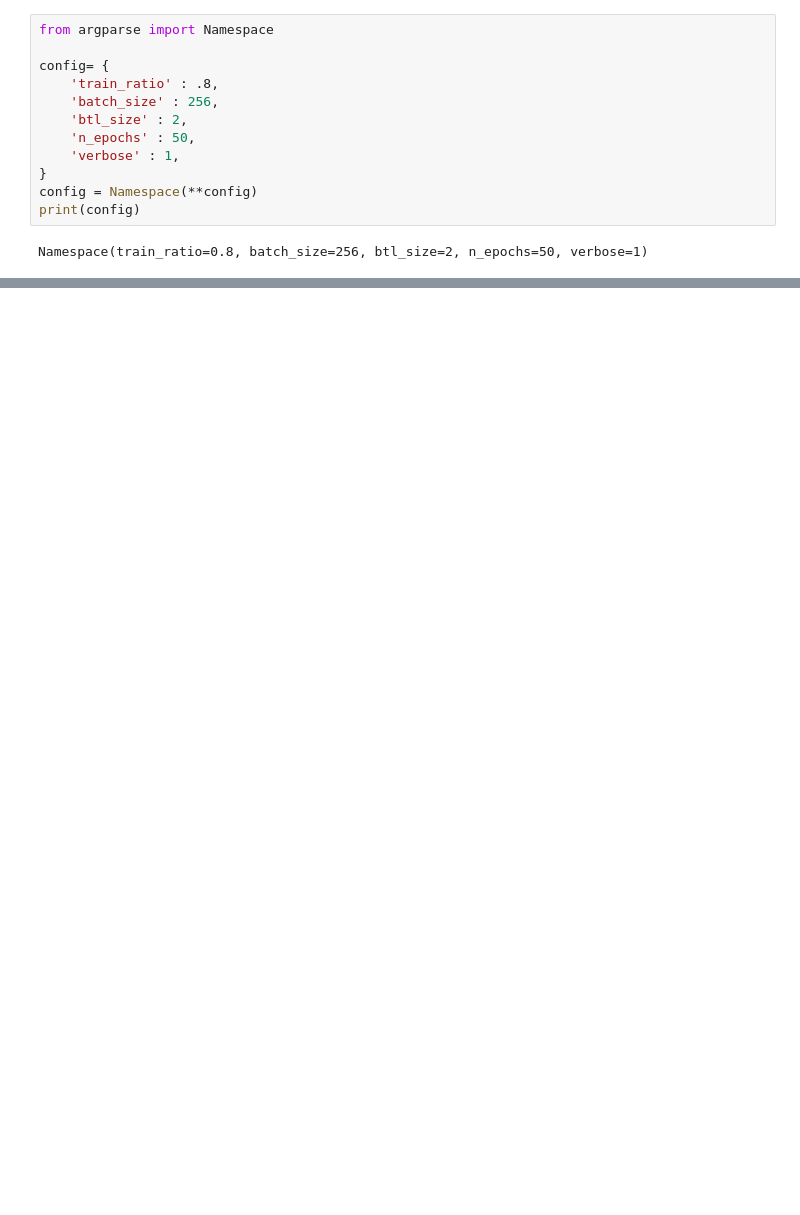
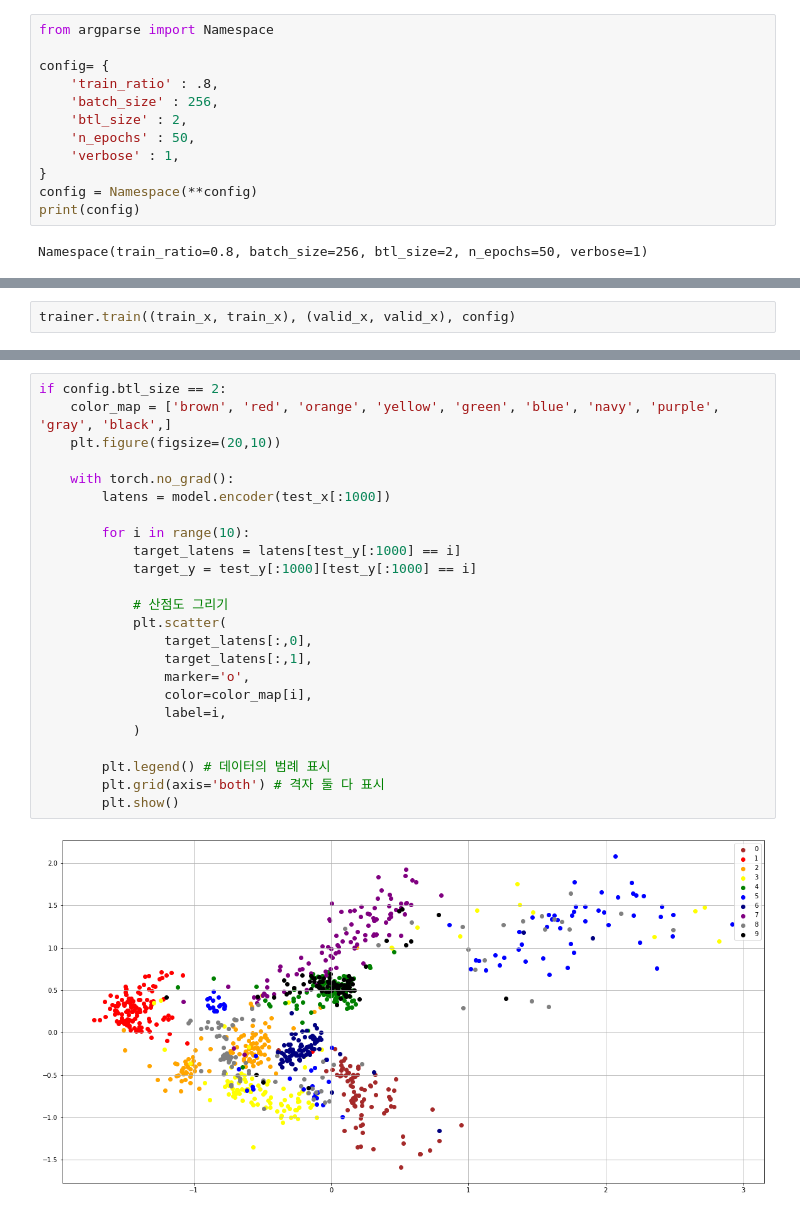
Before and after one commit to hang-1n-there/pytorch_learn_2, a Jupyter notebook: Auto_encoder/autoencoder.ipynb, the cells around one changed output, grey strips where cells are left out. Cells and saved outputs as stored; diff of their text form; blank space fills up the shorter version.

```diff
--- a/Auto_encoder/autoencoder.ipynb
+++ b/Auto_encoder/autoencoder.ipynb
@@ -29,0 +67,2 @@ def show_image(x):
+# %%
+trainer.train((train_x, train_x), (valid_x, valid_x), config)
@@ -29,0 +99,26 @@ def show_image(x):
+# %%
+if config.btl_size == 2:
+    color_map = ['brown', 'red', 'orange', 'yellow', 'green', 'blue', 'navy', 'purple', 'gray', 'black',]
+    plt.figure(figsize=(20,10))
+
+    with torch.no_grad():
+        latens = model.encoder(test_x[:1000])
+
+        for i in range(10):
+            target_latens = latens[test_y[:1000] == i]
+            target_y = test_y[:1000][test_y[:1000] == i]
+
+            # 산점도 그리기
+            plt.scatter(
+                target_latens[:,0],
+                target_latens[:,1],
+                marker='o',
+                color=color_map[i],
+                label=i,
+            )
+
+        plt.legend() # 데이터의 범례 표시
+        plt.grid(axis='both') # 격자 둘 다 표시
+        plt.show()
+# %% [output]
+[figure, added]
```
Also changed, not shown: parts of 9 cells of this notebook, 12 other files.
